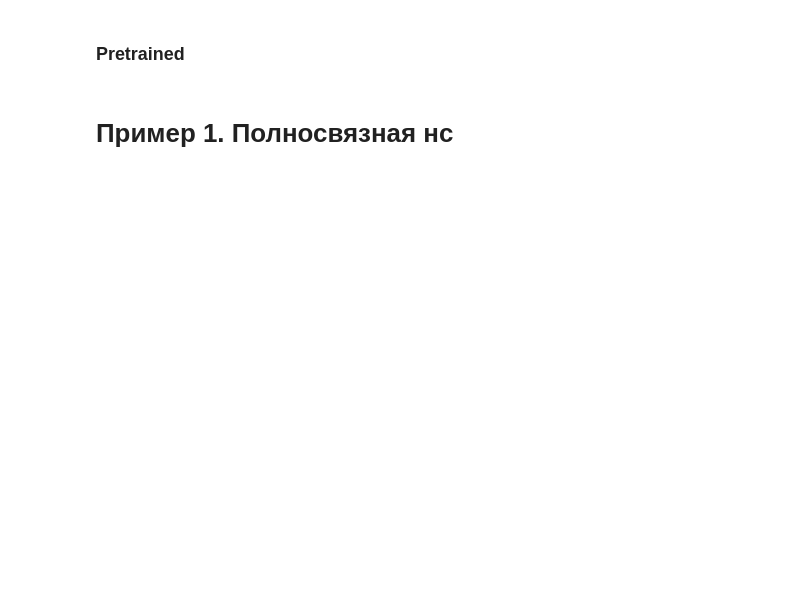
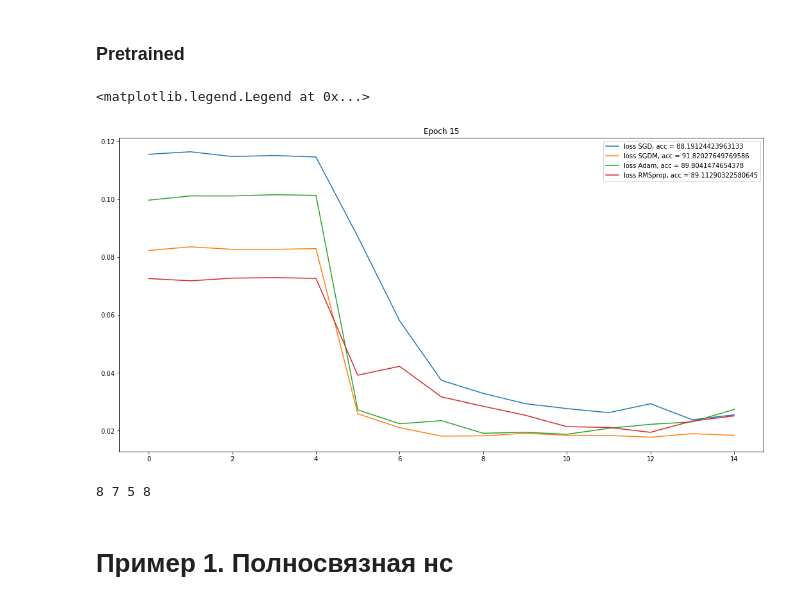
Before and after one commit to Ostroverkhov/master-thesis, a Jupyter notebook: UTKClassification.ipynb, the cells around one changed output. Saved outputs shown, nothing was run; the diff lists cells and outputs as text; code cells hidden in the pictures; blank space fills up the shorter version.

```diff
--- a/UTKClassification.ipynb
+++ b/UTKClassification.ipynb
@@ -539,3 +485,64 @@ def trainLoop(model, optim, criterion, traindataloader, testdataloader, device,
+# %%
+# SGD
+all_path_sgd=root + "/resnet18pretrainedSGD/all_epoch.pth"
+checkpoint_all_sgd = torch.load(all_path_sgd)
+
+train_losses_sgd = checkpoint_all_sgd['train_losses']
+test_losses_sgd = checkpoint_all_sgd['test_losses']
+best_acc_sgd = checkpoint_all_sgd['best_acc']
+best_epoch_sgd = checkpoint_all_sgd['best_epoch']
+
+# SGDM
+all_path_sgdm=root + "/resnet18pretrainedSGDM/all_epoch.pth"
+checkpoint_all_sgdm = torch.load(all_path_sgdm)
+
+train_losses_sgdm = checkpoint_all_sgdm['train_losses']
+test_losses_sgdm = checkpoint_all_sgdm['test_losses']
+best_acc_sgdm = checkpoint_all_sgdm['best_acc']
+best_epoch_sgdm = checkpoint_all_sgdm['best_epoch']
+
+# Adam
+all_path_adam=root + "/resnet18pretrainedAdam/all_epoch.pth"
+checkpoint_all_adam = torch.load(all_path_adam)
+
+train_losses_adam = checkpoint_all_adam['train_losses']
+test_losses_adam = checkpoint_all_adam['test_losses']
+best_acc_adam = checkpoint_all_adam['best_acc']
+best_epoch_adam = checkpoint_all_adam['best_epoch']
+
+# RMSprop
+all_path_rmsprop = root + "/resnet18pretrainedRMSprop/all_epoch.pth"
+best_path_rmsprop = root + "/resnet18pretrainedRMSprop/best_epoch.pth"
+checkpoint_all_rmsprop = torch.load(all_path_rmsprop)
+checkpoint_best_rmsprop = torch.load(best_path_rmsprop)
+
+train_losses_rmsprop = checkpoint_all_rmsprop['train_losses']
+test_losses_rmsprop = checkpoint_all_rmsprop['test_losses']
+best_acc_rmsprop = checkpoint_all_rmsprop['best_acc']
+best_epoch_rmsprop = checkpoint_all_rmsprop['best_epoch']
+
+
+clear_output()
+plt.figure(figsize=(18, 9))
+
+plt.plot(np.arange(len(test_losses_sgd)), test_losses_sgd, label=f'loss SGD, acc = {best_acc_sgd}')
+
+plt.plot(np.arange(len(test_losses_sgdm)), test_losses_sgdm, label=f'loss SGDM, acc = {best_acc_sgdm}')
+
+plt.plot(np.arange(len(test_losses_adam)), test_losses_adam, label=f'loss Adam, acc = {best_acc_adam}')
+
+plt.plot(np.arange(len(test_losses_rmsprop)), test_losses_rmsprop, label=f'loss RMSprop, acc = {best_acc_rmsprop}')
+
+plt.title(f'Epoch {len(test_losses_sgd)}')
+
+plt.legend(loc='best')
+# %% [output]
+<matplotlib.legend.Legend at 0x...>
+[figure, added]
+# %%
+print(best_epoch_sgd, best_epoch_sgdm, best_epoch_adam, best_epoch_rmsprop)
+# %% [output]
+8 7 5 8
 # %% [markdown]
 # Пример 1. Полносвязная нс
 # %%
```
Also changed, not shown: parts of 55 cells of this notebook.
